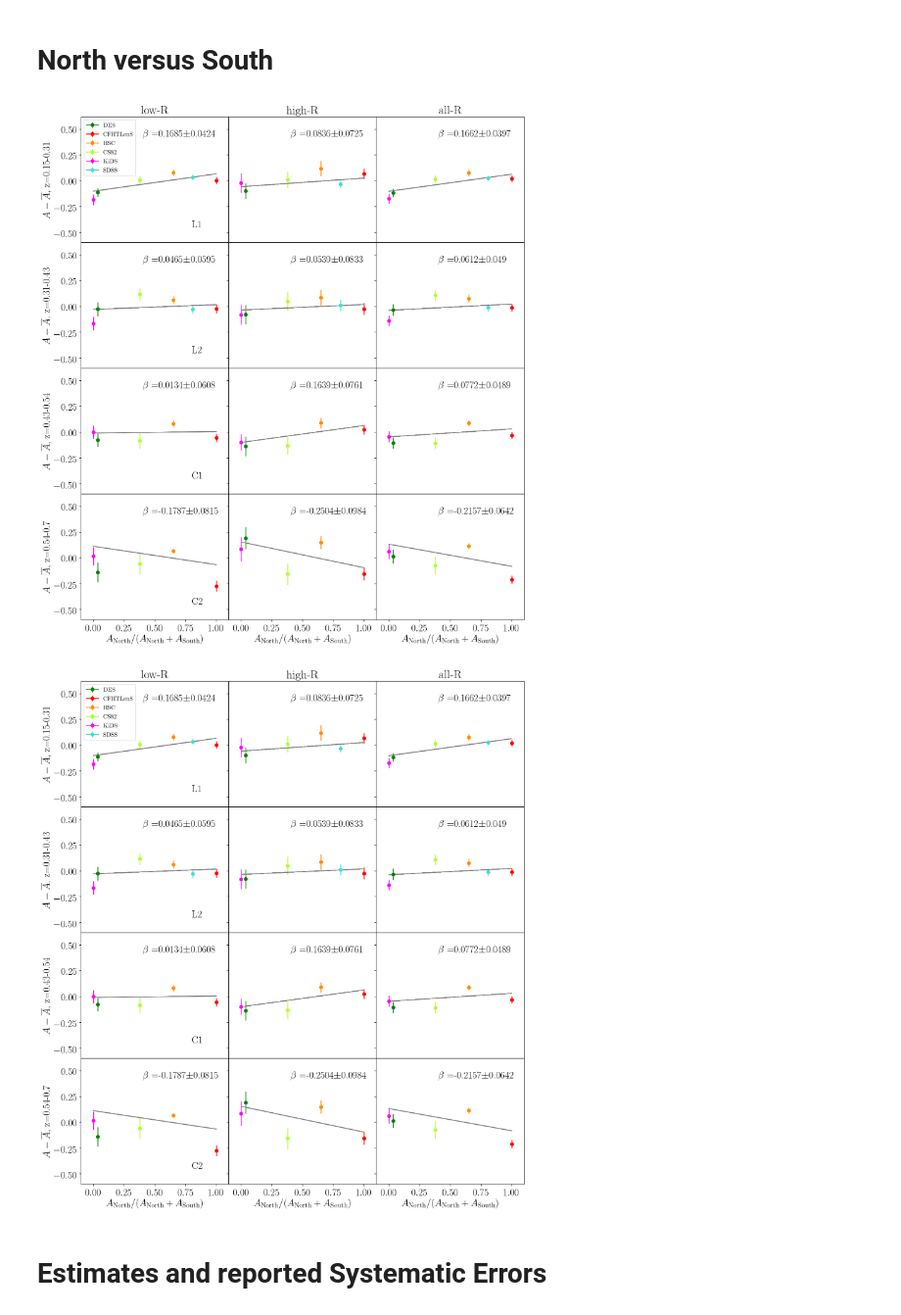
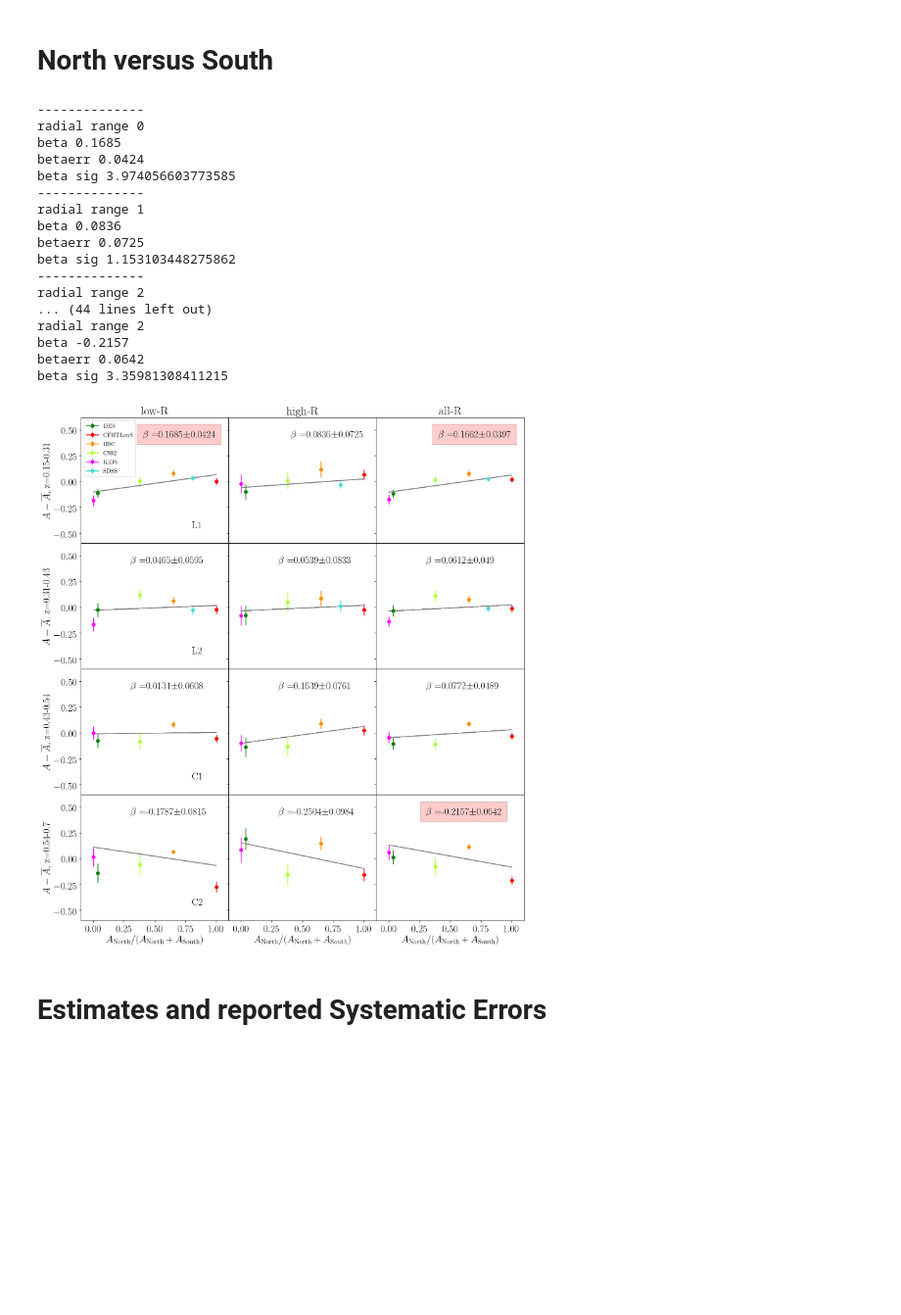
Before and after one commit to alexieleauthaud/lensingwithoutborders, a Jupyter notebook: MainLWBplots.ipynb, the cells around one changed output. Shown at 98% size. Drawn from its saved outputs; the diff is of its cells as text; code cells hidden in the pictures; blank space fills up the shorter version.

```diff
--- a/MainLWBplots.ipynb
+++ b/MainLWBplots.ipynb
@@ -1188,7 +1163,7 @@ for r in range(0,4):       # One row is one data sample
             ax.text(0.8, -0.2, 'C2', fontsize=18)
 
         if(r==3):
-            ax.set_xlabel(r'$z_{source}$')
+            ax.set_xlabel(r'$z_{\rm source}$')
 
         if(c>0):
             ax.set_yticklabels([])
@@ -1426,18 +1399,25 @@ for r in range(0,4):       # One row is one data sample
         betaerr=np.round(perr[0], 4)
         betasig = np.abs(beta/betaerr)
 
-        #print("")
-        #print("data sample", r, "radial range",c)
-        #print("beta",beta)
-        #print("betaerr",betaerr)
-        #print("beta sig",betasig)
+        print("--------------")
+        print("radial range",c)
+        print("beta",beta)
+        print("betaerr",betaerr)
+        print("beta sig",betasig)
 
         if (r==0):
-            ax.text(0.4, 0.43, r'$\beta=$'+str(beta)+r'$\pm$'+str(betaerr), fontsize=18)
+            if (betasig < 3):
+                ax.text(0.4, 0.43, r'$\mathbf{\beta=}$'+str(beta)+r'$\pm$'+str(betaerr), fontsize=18)
+            else:
+                ax.text(0.4, 0.43,r'$\mathbf{\beta=}$'+str(beta)+r'$\pm$'+str(betaerr) , style='italic',
+                    bbox={'facecolor': 'red', 'alpha': 0.2, 'pad': 10})
 
         if (r>=1):
-            ax.text(0.4, 0.43, r'$\beta=$'+str(beta)+r'$\pm$'+str(betaerr), fontsize=18)
-
+            if (betasig < 3):
+                ax.text(0.3, 0.43, r'$\mathbf{\beta=}$'+str(beta)+r'$\pm$'+str(betaerr), fontsize=18)
+            else:
+                ax.text(0.3, 0.43,r'$\mathbf{\beta=}$'+str(beta)+r'$\pm$'+str(betaerr) , style='italic',
+                    bbox={'facecolor': 'red', 'alpha': 0.2, 'pad': 10})
 
         if (r==0 and c==0):
             ax.set_ylabel('$A-\overline{A}$'+", "+' z=0.15-0.31')
@@ -1455,36 +1435,51 @@ for r in range(0,4):       # One row is one data sample
             ax.set_ylabel('$A-\overline{A}$'+", "+' z=0.54-0.7')
             ax.text(0.8, -0.45, 'C2', fontsize=18)
 
         if(r==3):
             ax.set_xlabel(r'$A_{\rm North}/(A_{\rm North}+A_{\rm South})$')
 
         if(c>0):
             ax.set_yticklabels([])
 
         ax.set_xlim(-0.1,1.1)
         ax.set_ylim(-0.6,0.62)
 
         if (r==0 and c==0):
             ax.legend(fontsize=11,loc='upper left')
 
         if (r==0):
             if (c==0):
                 ax.set_title("low-R")
             if (c==1):
                 ax.set_title("high-R")
             if (c==2):
                 ax.set_title("all-R")
 
-
 plt.subplots_adjust(left=0.3/10., right=1-0.3/10.0, bottom=0.5/5.0, top=1-0.5/5.0)
 plt.subplots_adjust(wspace=0.0,hspace=0.0)
 filename="./Figures/amps_northsouth.pdf"
 plt.savefig(filename, bbox_inches='tight')
 plt.show()
 plt.close()
 # %% [output]
+--------------
+radial range 0
+beta 0.1685
+betaerr 0.0424
+beta sig 3.974056603773585
+--------------
+radial range 1
+beta 0.0836
+betaerr 0.0725
+beta sig 1.153103448275862
+--------------
+radial range 2
+... (44 lines left out)
+radial range 2
+beta -0.2157
+betaerr 0.0642
+beta sig 3.35981308411215
-[figure, old version]
+[figure, new version]
-[figure, removed]
 # %% [markdown]
 # Estimates and reported Systematic Errors
 # %%
```
Also changed, not shown: parts of 13 cells of this notebook, 10 other files.
